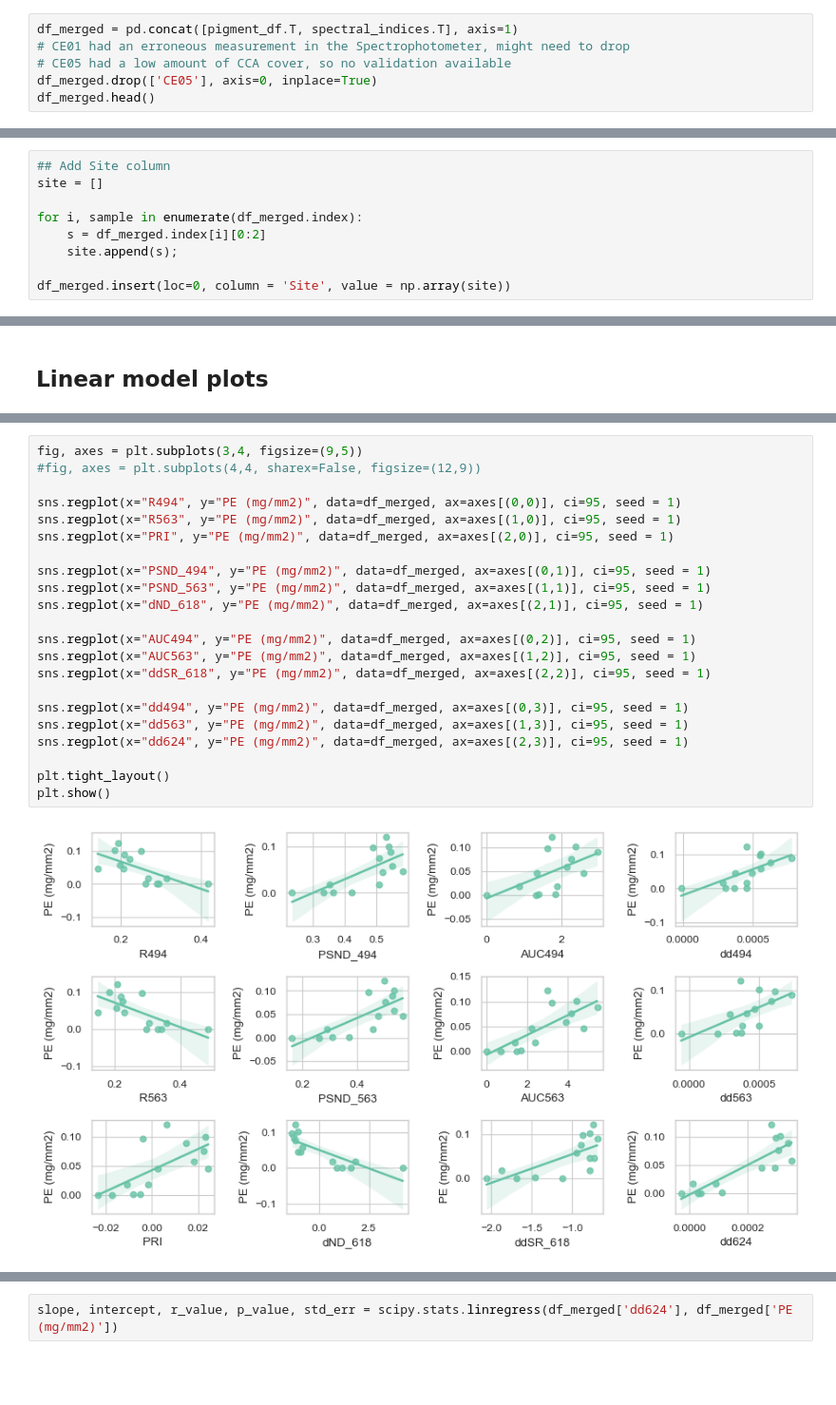
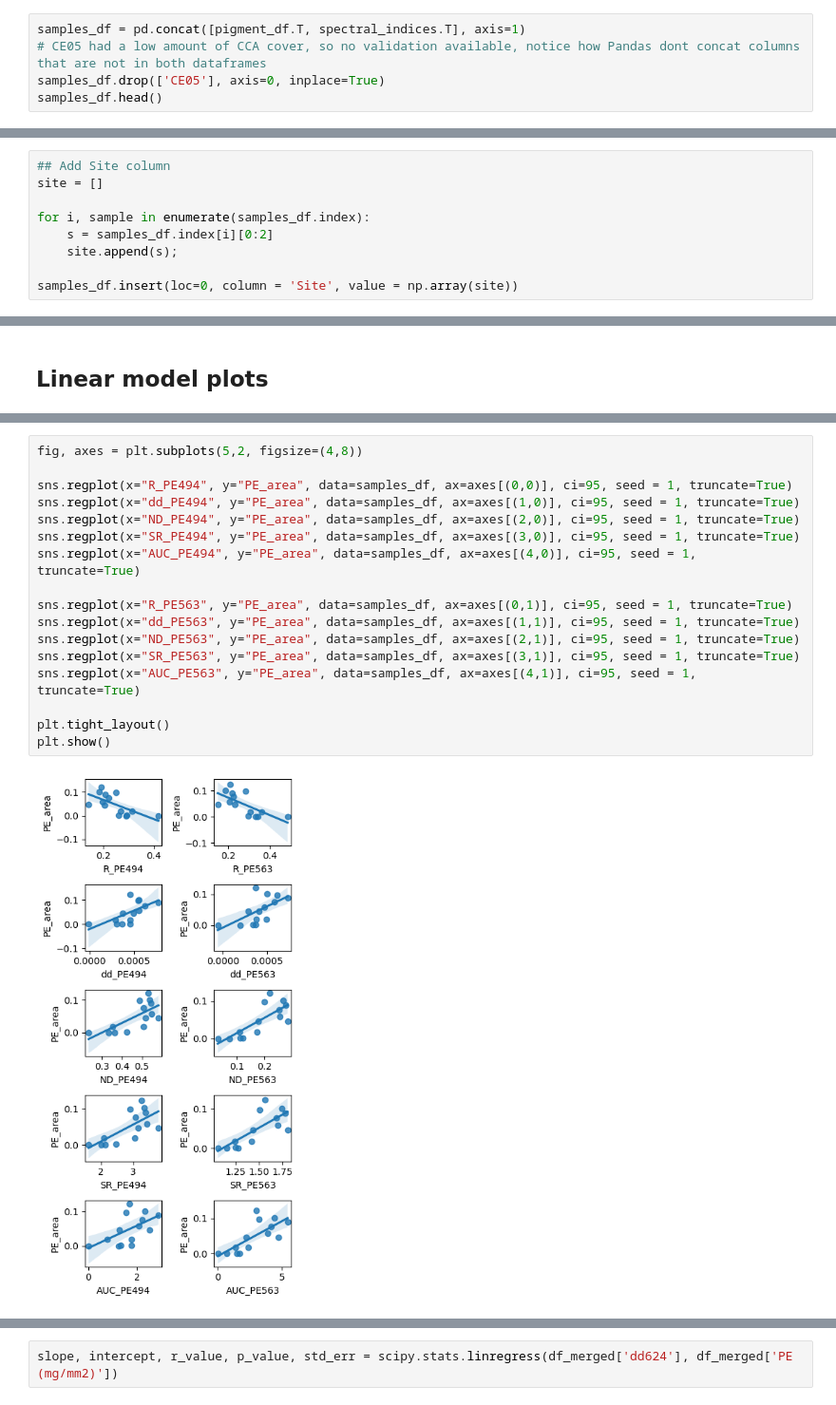
Before and after one commit to jcmontesherrera/Coralline-Algae-VIS-Spectra, a Jupyter notebook: notebooks/Correlation&LinearModels.ipynb, the cells around one changed output, grey strips where cells are left out. Shown at 95% size. Cells and saved outputs as stored; diff of their text form; blank space fills up the shorter version.

```diff
--- a/notebooks/Correlation&LinearModels.ipynb
+++ b/notebooks/Correlation&LinearModels.ipynb
@@ -61,9 +47,8 @@ pigment_df
 # %% [markdown]
 ## Concat, clean & export csv
 # %%
-df_merged = pd.concat([pigment_df.T, spectral_indices.T], axis=1)
-# CE01 had an erroneous measurement in the Spectrophotometer, might need to drop
-# CE05 had a low amount of CCA cover, so no validation available
-df_merged.drop(['CE05'], axis=0, inplace=True)
-df_merged.head()
+samples_df = pd.concat([pigment_df.T, spectral_indices.T], axis=1)
+# CE05 had a low amount of CCA cover, so no validation available, notice how Pandas dont concat columns that are not in both dataframes
+samples_df.drop(['CE05'], axis=0, inplace=True)
+samples_df.head()
 # %% [output]
@@ -78,8 +259,8 @@ df_merged.head()
 ## Add Site column
 site = []
 
-for i, sample in enumerate(df_merged.index):
-    s = df_merged.index[i][0:2]
+for i, sample in enumerate(samples_df.index):
+    s = samples_df.index[i][0:2]
     site.append(s);
 
-df_merged.insert(loc=0, column = 'Site', value = np.array(site))
+samples_df.insert(loc=0, column = 'Site', value = np.array(site))
@@ -156,24 +306,19 @@ GS03   0.000931
 # %%
-fig, axes = plt.subplots(3,4, figsize=(9,5))
-#fig, axes = plt.subplots(4,4, sharex=False, figsize=(12,9))
+fig, axes = plt.subplots(5,2, figsize=(4,8))
 
-sns.regplot(x="R494", y="PE (mg/mm2)", data=df_merged, ax=axes[(0,0)], ci=95, seed = 1)
-sns.regplot(x="R563", y="PE (mg/mm2)", data=df_merged, ax=axes[(1,0)], ci=95, seed = 1)
-sns.regplot(x="PRI", y="PE (mg/mm2)", data=df_merged, ax=axes[(2,0)], ci=95, seed = 1)
+sns.regplot(x="R_PE494", y="PE_area", data=samples_df, ax=axes[(0,0)], ci=95, seed = 1, truncate=True)
+sns.regplot(x="dd_PE494", y="PE_area", data=samples_df, ax=axes[(1,0)], ci=95, seed = 1, truncate=True)
+sns.regplot(x="ND_PE494", y="PE_area", data=samples_df, ax=axes[(2,0)], ci=95, seed = 1, truncate=True)
+sns.regplot(x="SR_PE494", y="PE_area", data=samples_df, ax=axes[(3,0)], ci=95, seed = 1, truncate=True)
+sns.regplot(x="AUC_PE494", y="PE_area", data=samples_df, ax=axes[(4,0)], ci=95, seed = 1, truncate=True)
 
-sns.regplot(x="PSND_494", y="PE (mg/mm2)", data=df_merged, ax=axes[(0,1)], ci=95, seed = 1)
-sns.regplot(x="PSND_563", y="PE (mg/mm2)", data=df_merged, ax=axes[(1,1)], ci=95, seed = 1)
-sns.regplot(x="dND_618", y="PE (mg/mm2)", data=df_merged, ax=axes[(2,1)], ci=95, seed = 1)
-
-sns.regplot(x="AUC494", y="PE (mg/mm2)", data=df_merged, ax=axes[(0,2)], ci=95, seed = 1)
-sns.regplot(x="AUC563", y="PE (mg/mm2)", data=df_merged, ax=axes[(1,2)], ci=95, seed = 1)
-sns.regplot(x="ddSR_618", y="PE (mg/mm2)", data=df_merged, ax=axes[(2,2)], ci=95, seed = 1)
-
-sns.regplot(x="dd494", y="PE (mg/mm2)", data=df_merged, ax=axes[(0,3)], ci=95, seed = 1)
-sns.regplot(x="dd563", y="PE (mg/mm2)", data=df_merged, ax=axes[(1,3)], ci=95, seed = 1)
-sns.regplot(x="dd624", y="PE (mg/mm2)", data=df_merged, ax=axes[(2,3)], ci=95, seed = 1)
+sns.regplot(x="R_PE563", y="PE_area", data=samples_df, ax=axes[(0,1)], ci=95, seed = 1, truncate=True)
+sns.regplot(x="dd_PE563", y="PE_area", data=samples_df, ax=axes[(1,1)], ci=95, seed = 1, truncate=True)
+sns.regplot(x="ND_PE563", y="PE_area", data=samples_df, ax=axes[(2,1)], ci=95, seed = 1, truncate=True)
+sns.regplot(x="SR_PE563", y="PE_area", data=samples_df, ax=axes[(3,1)], ci=95, seed = 1, truncate=True)
+sns.regplot(x="AUC_PE563", y="PE_area", data=samples_df, ax=axes[(4,1)], ci=95, seed = 1, truncate=True)
 
 plt.tight_layout()
 plt.show()
 # %% [output]
-[figure, old version]
+[figure, new version]
```
Also changed, not shown: parts of 83 cells of this notebook, 5 other files.
